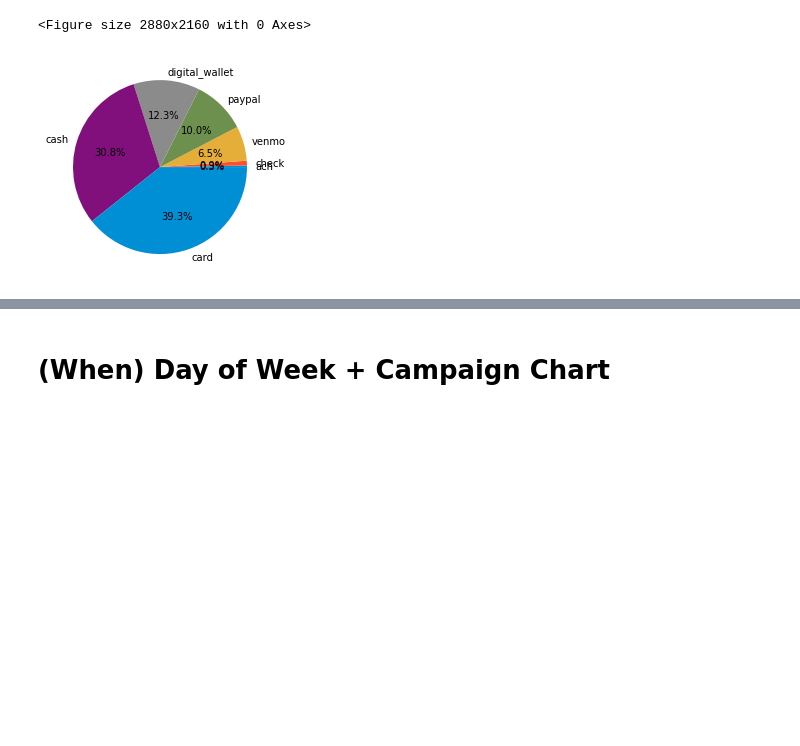
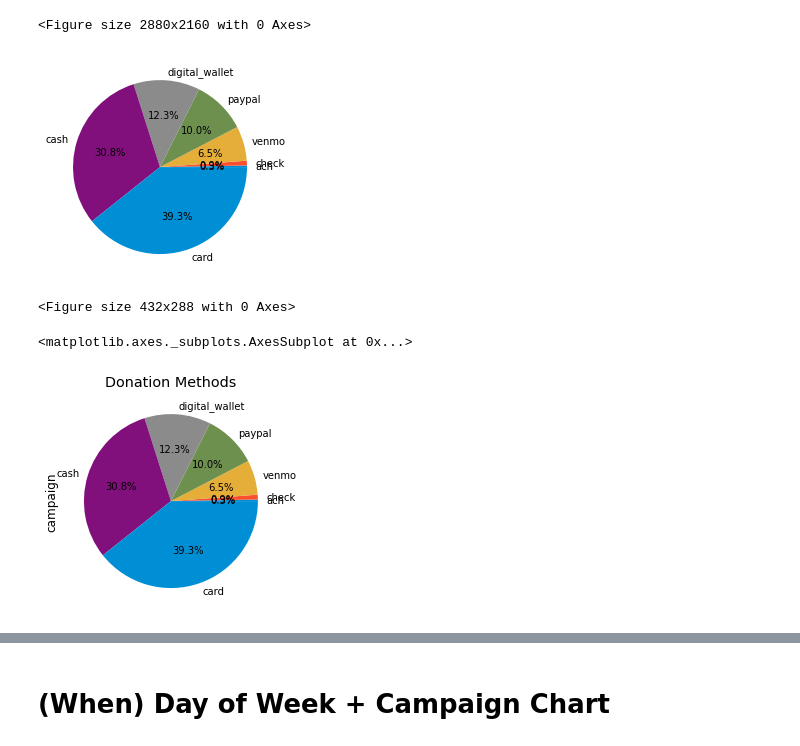
Before and after one commit to wcrowley342/Donordata, a Jupyter notebook: Donation_Data_Analysis.ipynb, the cells around one changed output, grey strips where cells are left out. Saved outputs shown, nothing was run; the diff lists cells and outputs as text; code cells hidden in the pictures; blank space fills up the shorter version.

```diff
--- a/Donation_Data_Analysis.ipynb
+++ b/Donation_Data_Analysis.ipynb
@@ -748,5 +748,12 @@ the_grid = GridSpec(2, 2)
 plt.pie(method_counts, labels = method_labels, autopct='%1.1f%%')
 #plt.legend()
 plt.show()
+plt.tight_layout()
 # %% [output]
 [figure]
+<Figure size 432x288 with 0 Axes>
+# %%
+method_counts.plot(kind='pie', labels = method_labels, autopct='%1.1f%%', title = 'Donation Methods')
+# %% [output]
+<matplotlib.axes._subplots.AxesSubplot at 0x...>
+[figure, added]
```
Also changed, not shown: parts of 1 cell of this notebook.
